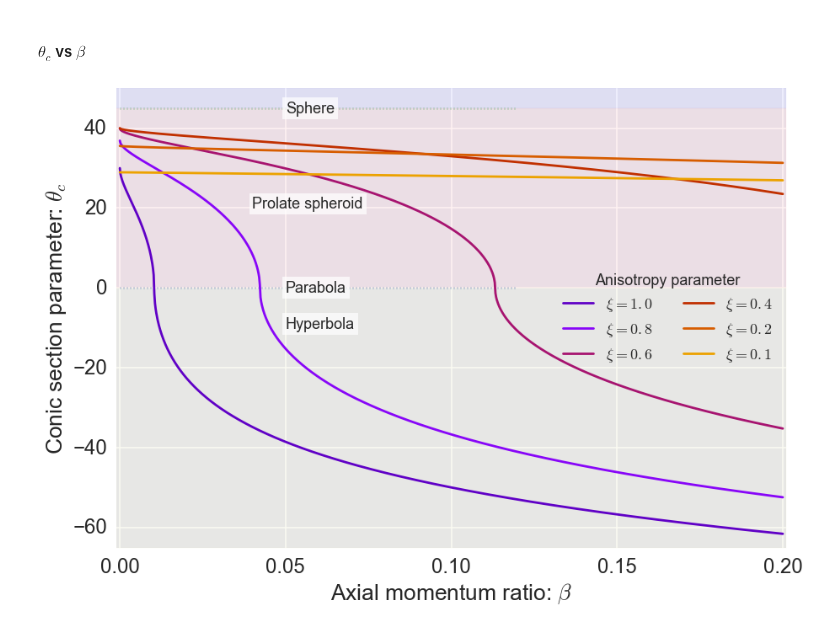
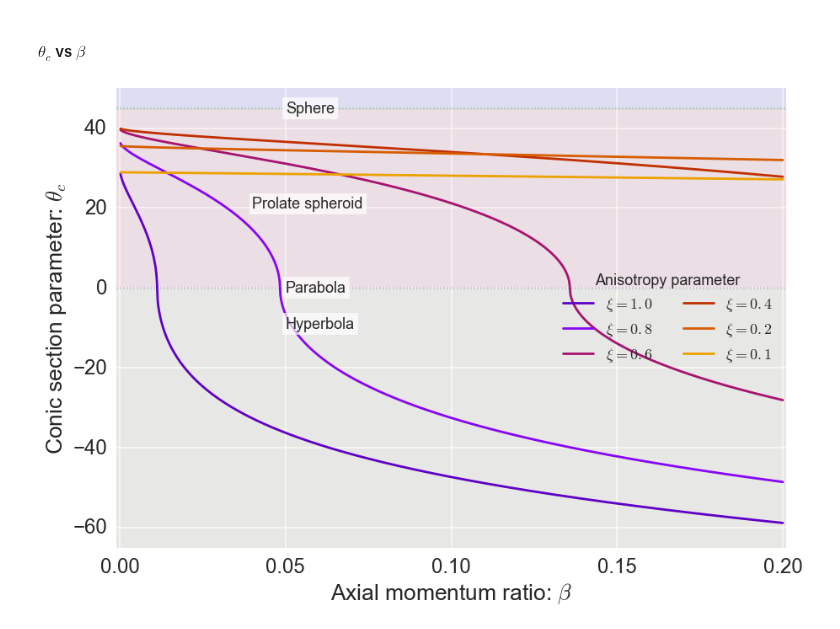
Before and after one commit to will-henney/bowshock-shape, a Jupyter notebook: papers/Paper1/Radii_vs_beta.ipynb, the cells around one changed output. Drawn from its saved outputs; the diff is of its cells as text; code cells hidden in the pictures.

```diff
--- a/papers/Paper1/Radii_vs_beta.ipynb
+++ b/papers/Paper1/Radii_vs_beta.ipynb
@@ -36,19 +43,20 @@ def A(b, xi):
+# %%
+def B(beta,xi=1.0, th1_90=th1_90_method1):
+    """
+    Returns R_90 normalized with R_0
+    """
+    numerator = (1+np.sqrt(beta))*th1_90(beta, xi)
+    denominator = (1.-xi*beta)*np.sqrt(beta)
+    return numerator/denominator
 # %%
 def theta_c(beta,xi=1.0):
     """
     theta_c defines the excentricity of a given conic
     """
     Acurv = A(beta,xi)
-    arg = 2*Acurv - 3*xi*(1.0 + np.sqrt(beta))**2/(1.0 - xi*beta)**2/(1 + 0.2*xi*beta)
+    B90 = B(beta, xi)
+    arg = 2*Acurv - B90**2
     return np.sign(arg)*np.arctan(np.sqrt(np.abs(arg)))
-# %%
-def B(beta,xi=1.0):
-    """
-    Returns R_90 normalized with R_0
-    """
-    numerator = np.sqrt(3*xi)*(1+np.sqrt(beta))
-    denominator = (1.-xi*beta)*np.sqrt(1.+0.2*xi*beta)
-    return numerator/denominator
 # %% [markdown]
 ## Defining arrays for $\beta$ and $\xi$
 # %%
@@ -85,7 +93,7 @@ labelsize = 18
 for x,xc in zip(reversed(xi), xcolors):
     ACurv = A(beta,x)
     plt.plot(beta,ACurv,linestyle="-",color=xc,label=r"$\xi={}$".format(x))
-    Bnorm = B(beta,x)
+    Bnorm = B(beta,x, th1_90=th1_90_method2)
     plt.plot(beta,Bnorm,linestyle = "--",color=xc,label=None)
 leg = plt.legend(loc='upper left', fontsize=labelsize, ncol=2, title='Anisotropy parameter')
 leg.get_title().set_fontsize(labelsize)
@@ -128,32 +136,32 @@ plt.savefig("B-beta.pdf");
 # %%
 sns.set_context('poster', font_scale=1.5)
 labelsize = 18
 xmin, xmax = -0.001, 0.201
 ymin, ymax = -65.0, 50.0
 plt.fill_between([xmin, xmax], [ymin, ymin], [0, 0], color='y', alpha=0.05)
 plt.fill_between([xmin, xmax], [0, 0], [45, 45], color='r', alpha=0.05)
 plt.fill_between([xmin, xmax], [45, 45], [ymax, ymax], color='b', alpha=0.05)
 wbox=dict(facecolor='white', alpha=0.7, ec='none')
 #plt.text(0.04, 47.0, 'Oblate spheroid', bbox=wbox, fontsize=labelsize)
 plt.text(0.04, 20.0, 'Prolate spheroid', bbox=wbox, fontsize=labelsize)
 plt.text(0.05, -10.0, 'Hyperbola', bbox=wbox, fontsize=labelsize)
-plt.plot([0.0, 0.12], [0.0, 0.0], ':', alpha=0.5)
-plt.plot([0.0, 0.12], [45.0, 45.0], ':', alpha=0.5)
+plt.plot([xmin, xmax], [0.0, 0.0], ':', alpha=0.5)
+plt.plot([xmin, xmax], [45.0, 45.0], ':', alpha=0.5)
 plt.text(0.05, 45.0, 'Sphere', va='center', bbox=wbox, fontsize=labelsize)
 plt.text(0.05, 0.0, 'Parabola', va='center', bbox=wbox, fontsize=labelsize)
 for x,xc in zip(reversed(xi),xcolors):
     thc = np.degrees(theta_c(beta,x))
     plt.plot(beta,thc,linestyle="-",color=xc,label=r"$\xi={}$".format(x))
 leg = plt.legend(loc='right', fontsize=labelsize, ncol=2, title='Anisotropy parameter')
 leg.get_title().set_fontsize(labelsize)
 plt.xlabel(r"Axial momentum ratio: $\beta$")
 plt.ylabel(r"Conic section parameter: $\theta_c$")
 plt.xlim(xmin, xmax)
 plt.ylim(ymin, ymax)
 plt.tight_layout()
 plt.savefig("thc-beta.pdf");
 # %% [output]
-[figure, old version]
+[figure, new version]
 # %%
 t = leg.get_title()
 # %%
```
Also changed, not shown: parts of 4 cells of this notebook, 13 other files.
